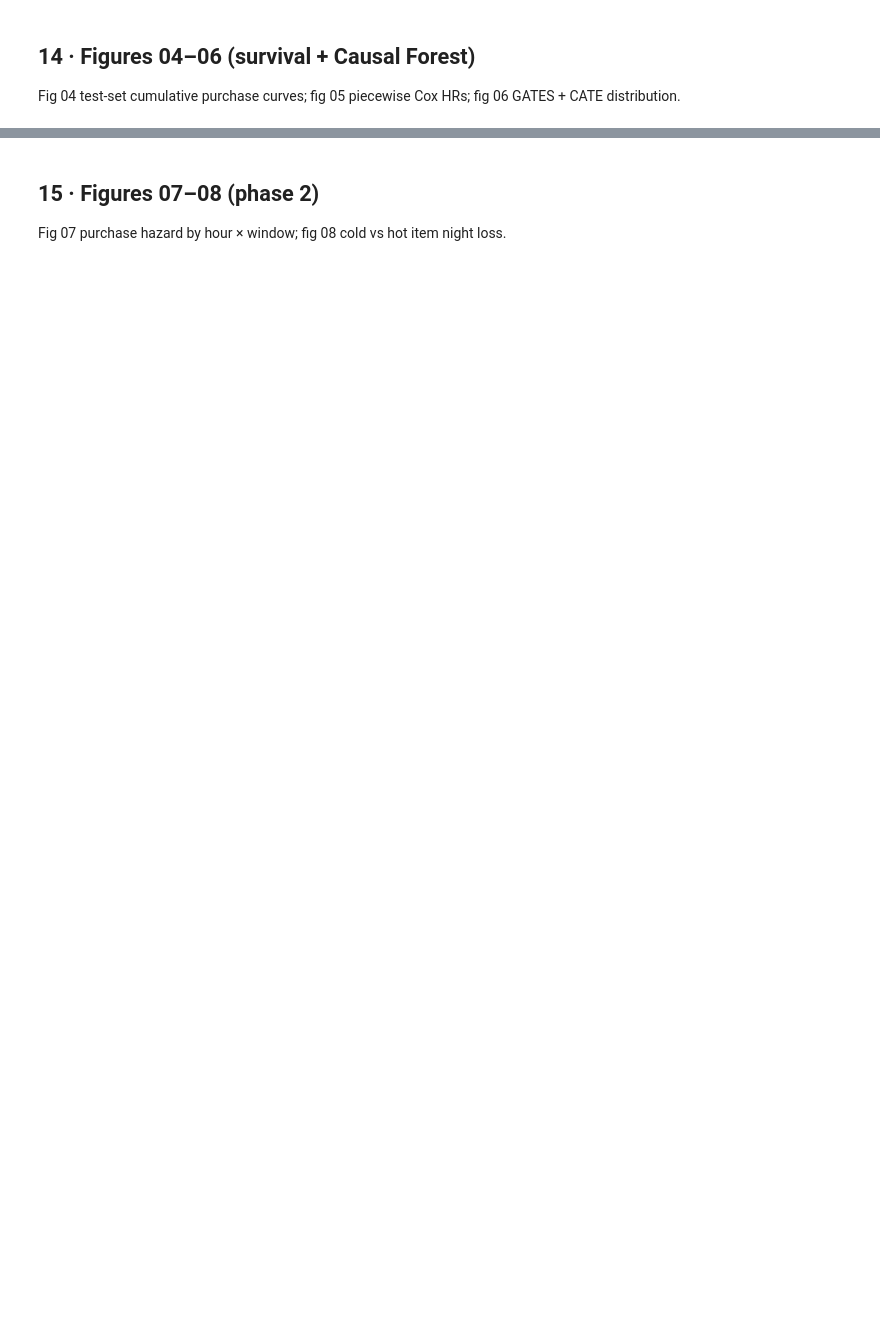
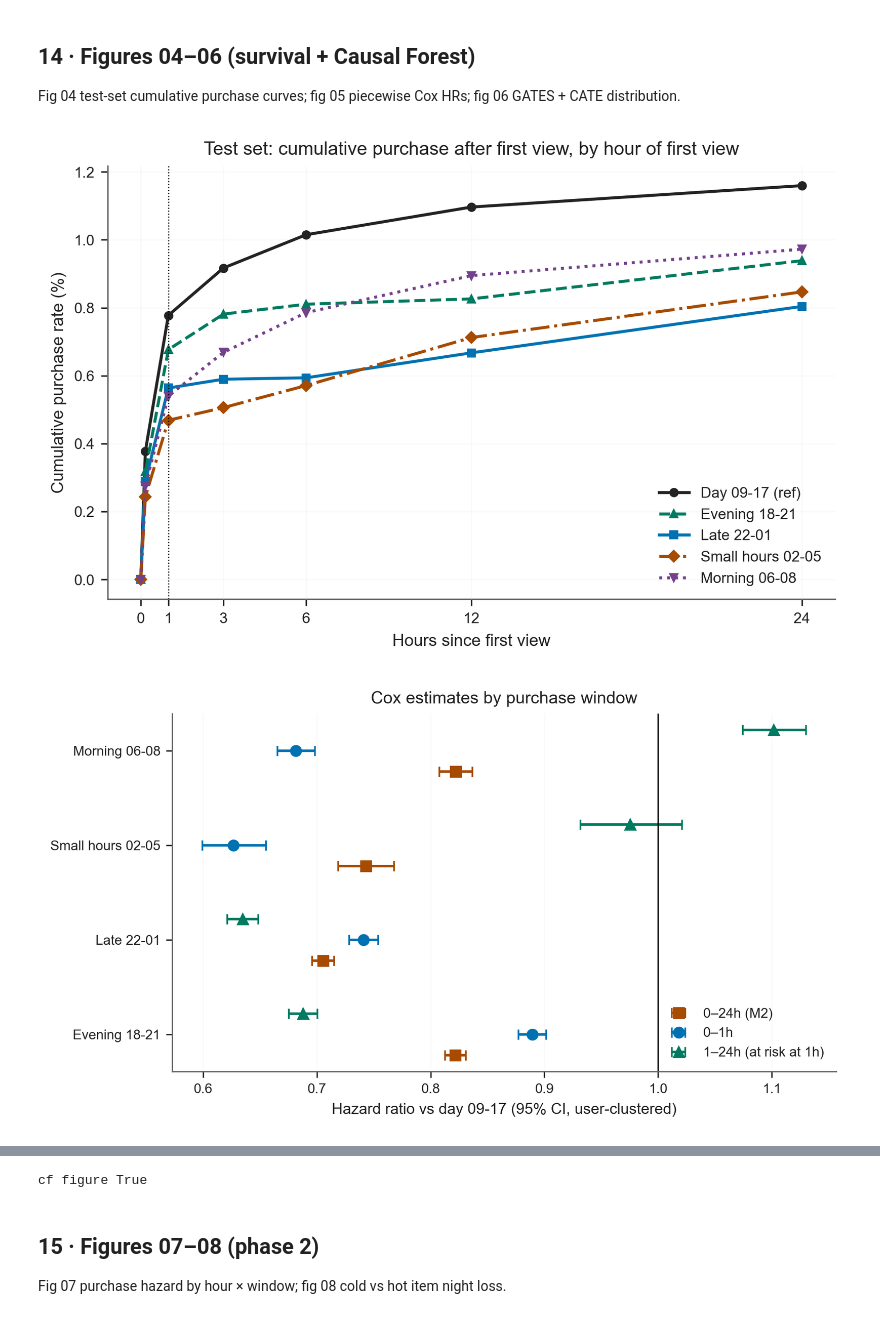
Before and after one commit to SJeffZhang/taobao-night-browsing, a Jupyter notebook: notebooks/full_pipeline.ipynb, the cells around one changed output, grey strips where cells are left out. Saved outputs shown, nothing was run; the diff lists cells and outputs as text; code cells hidden in the pictures; blank space fills up the shorter version.

```diff
--- a/notebooks/full_pipeline.ipynb
+++ b/notebooks/full_pipeline.ipynb
@@ -1526,12 +1513,13 @@ print("figures 01-03 written")
 Fig 04 test-set cumulative purchase curves; fig 05 piecewise Cox HRs; fig 06 GATES + CATE distribution.
 # %%
 # ---- figures 04-06 ----
-COL = {"day": "#403737", "evening": "#A85D68", "late": "#7C3A47", "small": "#D8A7AF", "morning": "#C98A95"}
+BIN_STYLE = {
+    "day": (CHAR, "o", "-"), "evening": (TEAL, "^", "--"),
+    "late": (BLUE, "s", "-"), "small": (ORANGE, "D", "-."),
+    "morning": (PURPLE, "v", ":"),
+}
 LAB = {"day": "Day 09-17 (ref)", "evening": "Evening 18-21", "late": "Late 22-01", "small": "Small hours 02-05", "morning": "Morning 06-08"}
 
-def save(fig, name):
-    fig.savefig(FIG / f"{name}.png", dpi=150, bbox_inches="tight"); fig.savefig(FIG / f"{name}.svg", bbox_inches="tight")
-    plt.close(fig)
 
 def fig_cumulative():
     c = pd.read_csv(RES / "survival_cumulative_by_bin_full.csv").set_index("bin")
@@ -1539,7 +1527,9 @@ def fig_cumulative():
     cols = ["cum_buy_pct_0.166667h", "cum_buy_pct_1h", "cum_buy_pct_3h", "cum_buy_pct_6h", "cum_buy_pct_12h", "cum_buy_pct_24h"]
     fig, ax = plt.subplots(figsize=(7, 4.2))
     for b in ["day", "evening", "late", "small", "morning"]:
-        ax.plot(hrs, [0] + c.loc[b, cols].tolist(), marker="o", ms=4, color=COL[b], label=LAB[b], lw=2 if b in ("day", "late") else 1.3)
+        color, marker, line = BIN_STYLE[b]
+        ax.plot(hrs, [0] + c.loc[b, cols].tolist(), marker=marker, linestyle=line,
+                ms=4, color=color, label=LAB[b], lw=1.6)
     ax.axvline(1, color="k", lw=.6, ls=":")
     ax.set_xlabel("Hours since first view"); ax.set_ylabel("Cumulative purchase rate (%)")
     ax.set_title("Test set: cumulative purchase after first view, by hour of first view")
@@ -1547,40 +1537,47 @@ def fig_cumulative():
     save(fig, "04_cumulative_purchase_by_bin")
 
 def fig_piecewise():
     m = pd.read_csv(RES / "survival_models_full.csv")
     terms = ["evening", "late", "small", "morning"]
     fig, ax = plt.subplots(figsize=(7, 3.8))
-    for j, (mod, lab, mk) in enumerate([("M2_controls", "0-24h (M2)", "o"), ("PW_0_1h", "0-1h", "s"), ("PW_1h_24h", "1-24h (at risk at 1h)", "^")]):
+    for j, (mod, lab, mk, col) in enumerate([("M2_controls", "0–24h (M2)", "s", ORANGE),
+                                                    ("PW_0_1h", "0–1h", "o", BLUE),
+                                                    ("PW_1h_24h", "1–24h (at risk at 1h)", "^", TEAL)]):
         r = m[(m.model == mod)].set_index("term").loc[terms]
         y = np.arange(len(terms)) + (j - 1) * .22
-        ax.errorbar(r.hr, y, xerr=[r.hr - r.hr_ci_low, r.hr_ci_high - r.hr], fmt=mk, capsize=3, label=lab)
+        ax.errorbar(r.hr, y, xerr=[r.hr - r.hr_ci_low, r.hr_ci_high - r.hr], fmt=mk, color=col, capsize=3, label=lab)
     ax.axvline(1, color="k", lw=.8)
     ax.set_yticks(range(len(terms))); ax.set_yticklabels([LAB[t] for t in terms])
     ax.set_xlabel("Hazard ratio vs day 09-17 (95% CI, user-clustered)")
-    ax.set_title("Cox models fitted on train (30.8M episodes)"); ax.legend(fontsize=8); ax.grid(axis="x", alpha=.2)
+    ax.set_title("Cox estimates by purchase window"); ax.legend(fontsize=8); ax.grid(axis="x", alpha=.2)
     save(fig, "05_cox_piecewise_hr")
 
 def fig_cf():
     p = RES / "causal_forest_full.json"
     if not p.exists():
         return False
     cf = json.loads(p.read_text())["test"]
     g = pd.DataFrame(cf["gates"])
-    fig, (a1, a2) = plt.subplots(1, 2, figsize=(10, 4))
-    a1.errorbar(g.quintile, g.coef, yerr=1.96 * g.se, fmt="o", capsize=4, color="#7C3A47", label="GATES (residual regression)")
+    fig, (a1, a2) = plt.subplots(1, 2, figsize=(7.2, 3.5))
+    a1.errorbar(g.quintile, g.coef, yerr=1.96 * g.se, fmt="o", capsize=4, color=BLUE, label="GATES (residual regression)")
     a1.plot(g.quintile, g.tau_hat_mean, "x--", color="gray", label="mean predicted CATE")
-    a1.axhline(cf["dml_ate"]["coef"], color="#7C3A47", ls=":", lw=1, label="test ATE")
+    a1.axhline(cf["dml_ate"]["coef"], color=BLUE, ls=":", lw=1, label="Pooled residualized estimate")
     a1.axhline(0, color="k", lw=.8)
-    a1.set_xlabel("Quintile of predicted CATE (1 = most negative)"); a1.set_ylabel("Late vs day effect on 1h purchase (pp)")
-    a1.set_title("(a) Test set GATES"); a1.legend(fontsize=8); a1.grid(alpha=.2)
+    a1.set_xlabel("Quintile of predicted CATE (1 = most negative)"); a1.set_ylabel("Late vs day contrast in 1h purchase (pp)")
+    a1.set_title("(a) Test-set GATES"); a1.set_xticks(g.quintile)
+    a1.legend(fontsize=7); a1.grid(alpha=.2)
     q = pd.read_csv(RES / "cate_quantiles_full.csv")
     q = q[(q["quantile"] >= .01) & (q["quantile"] <= .99)]
-    a2.plot(q.cate_pp, q["quantile"], color="#7C3A47")
+    a2.plot(q.cate_pp, q["quantile"], color=BLUE)
     a2.axvline(0, color="k", lw=.8)
     a2.set_xlabel("Predicted CATE (pp)"); a2.set_ylabel("Cumulative share of test episodes")
-    a2.set_title("(b) Distribution of predicted CATE (1st-99th pct)"); a2.grid(alpha=.2)
+    a2.set_title("(b) Predicted CATE, 1st–99th percentile"); a2.grid(alpha=.2)
+    fig.tight_layout()
     save(fig, "06_causal_forest_gates")
     return True
 
 fig_cumulative(); fig_piecewise()
 print("cf figure", fig_cf())
+# %% [output]
+[figure, added]
+[figure, added]
@@ -1587,3 +1585,4 @@ print("cf figure", fig_cf())
+cf figure True
 # %% [markdown]
 ## 15 · Figures 07–08 (phase 2)
 
```
Also changed, not shown: parts of 44 cells of this notebook, 34 other files.
